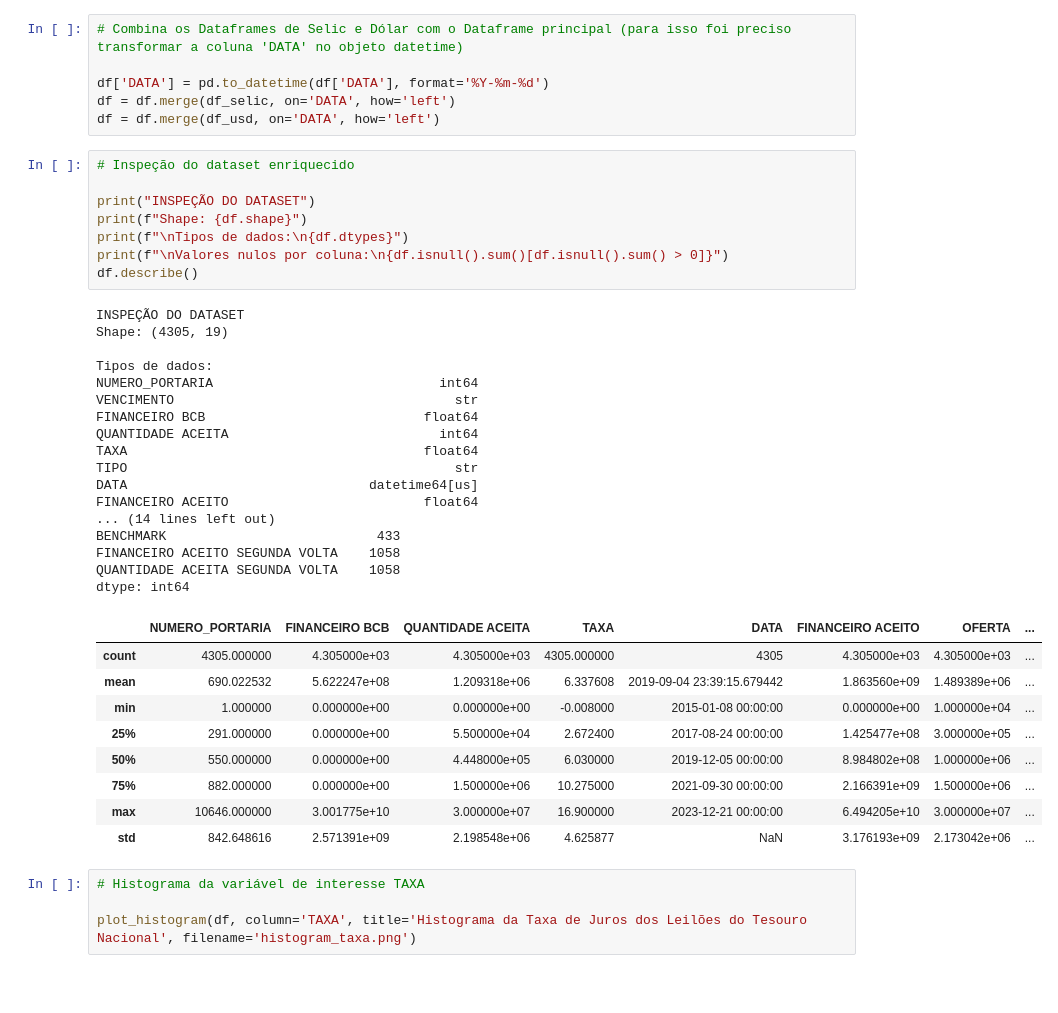
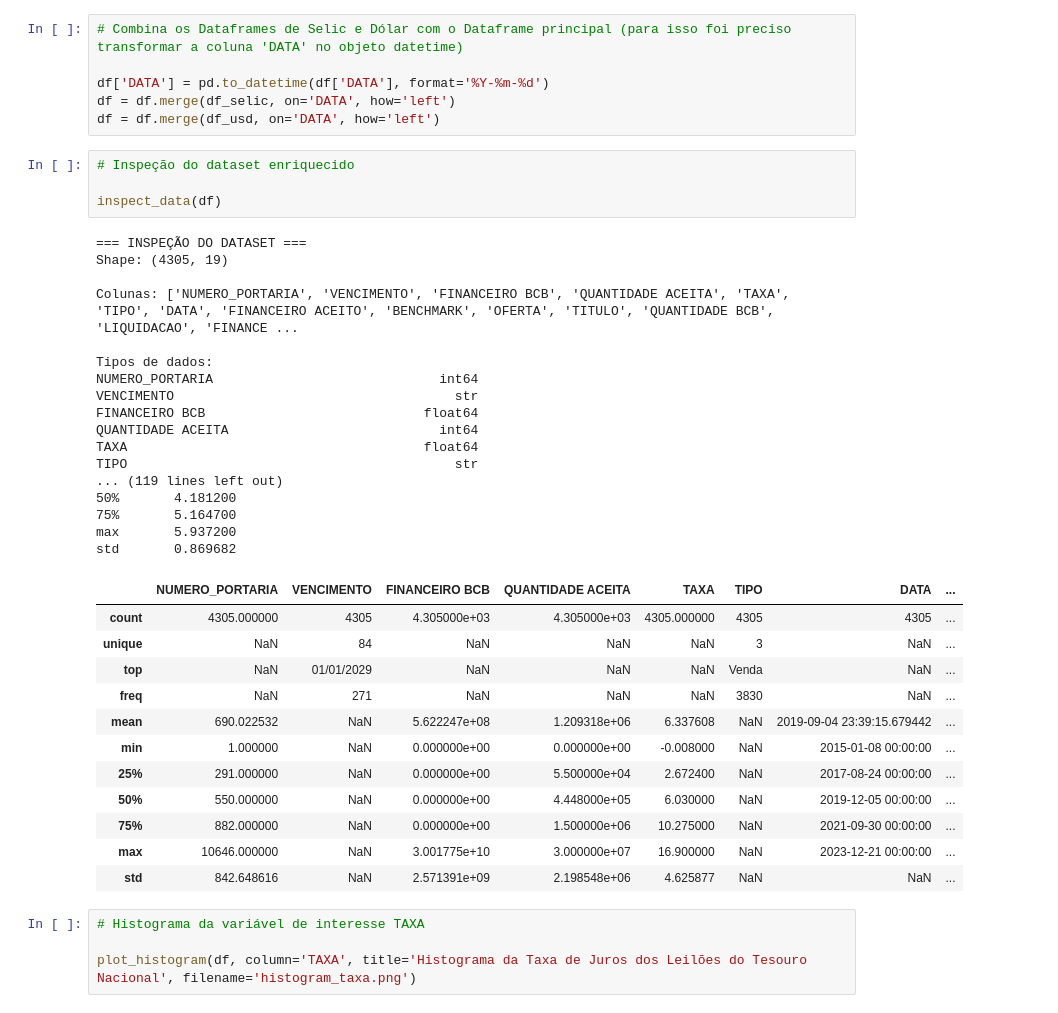
Before and after one commit to FelipeQue/brazilian-treasury-rate-prediction, a Jupyter notebook: notebooks/treasurycaster.ipynb, the cells around one changed output. Drawn from its saved outputs; the diff is of its cells as text; blank space fills up the shorter version.

Commit message:
Place data inspection in a separate function

```diff
--- a/notebooks/treasurycaster.ipynb
+++ b/notebooks/treasurycaster.ipynb
@@ -88,38 +88,37 @@ df = df.merge(df_usd, on='DATA', how='left')
 # %%
 # Inspeção do dataset enriquecido
 
-print("INSPEÇÃO DO DATASET")
-print(f"Shape: {df.shape}")
-print(f"\nTipos de dados:\n{df.dtypes}")
-print(f"\nValores nulos por coluna:\n{df.isnull().sum()[df.isnull().sum() > 0]}")
-df.describe()
+inspect_data(df)
 # %% [output]
-INSPEÇÃO DO DATASET
+=== INSPEÇÃO DO DATASET ===
 Shape: (4305, 19)
+
+Colunas: ['NUMERO_PORTARIA', 'VENCIMENTO', 'FINANCEIRO BCB', 'QUANTIDADE ACEITA', 'TAXA', 'TIPO', 'DATA', 'FINANCEIRO ACEITO', 'BENCHMARK', 'OFERTA', 'TITULO', 'QUANTIDADE BCB', 'LIQUIDACAO', 'FINANCE ...
 
 Tipos de dados:
 NUMERO_PORTARIA                             int64
 VENCIMENTO                                    str
 FINANCEIRO BCB                            float64
 QUANTIDADE ACEITA                           int64
 TAXA                                      float64
 TIPO                                          str
-DATA                               datetime64[us]
-FINANCEIRO ACEITO                         float64
-... (14 lines left out)
-BENCHMARK                           433
-FINANCEIRO ACEITO SEGUNDA VOLTA    1058
-QUANTIDADE ACEITA SEGUNDA VOLTA    1058
-dtype: int64
+... (119 lines left out)
+50%       4.181200
+75%       5.164700
+max       5.937200
+std       0.869682
-|  | NUMERO_PORTARIA | FINANCEIRO BCB | QUANTIDADE ACEITA | TAXA | DATA | FINANCEIRO ACEITO | OFERTA | ... |
-| count | 4305.000000 | 4.305000e+03 | 4.305000e+03 | 4305.000000 | 4305 | 4.305000e+03 | 4.305000e+03 | ... |
-| mean | 690.022532 | 5.622247e+08 | 1.209318e+06 | 6.337608 | 2019-09-04 23:39:15.679442 | 1.863560e+09 | 1.489389e+06 | ... |
-| min | 1.000000 | 0.000000e+00 | 0.000000e+00 | -0.008000 | 2015-01-08 00:00:00 | 0.000000e+00 | 1.000000e+04 | ... |
-| 25% | 291.000000 | 0.000000e+00 | 5.500000e+04 | 2.672400 | 2017-08-24 00:00:00 | 1.425477e+08 | 3.000000e+05 | ... |
-| 50% | 550.000000 | 0.000000e+00 | 4.448000e+05 | 6.030000 | 2019-12-05 00:00:00 | 8.984802e+08 | 1.000000e+06 | ... |
-| 75% | 882.000000 | 0.000000e+00 | 1.500000e+06 | 10.275000 | 2021-09-30 00:00:00 | 2.166391e+09 | 1.500000e+06 | ... |
-| max | 10646.000000 | 3.001775e+10 | 3.000000e+07 | 16.900000 | 2023-12-21 00:00:00 | 6.494205e+10 | 3.000000e+07 | ... |
-| std | 842.648616 | 2.571391e+09 | 2.198548e+06 | 4.625877 | NaN | 3.176193e+09 | 2.173042e+06 | ... |
+|  | NUMERO_PORTARIA | VENCIMENTO | FINANCEIRO BCB | QUANTIDADE ACEITA | TAXA | TIPO | DATA | ... |
+| count | 4305.000000 | 4305 | 4.305000e+03 | 4.305000e+03 | 4305.000000 | 4305 | 4305 | ... |
+| unique | NaN | 84 | NaN | NaN | NaN | 3 | NaN | ... |
+| top | NaN | 01/01/2029 | NaN | NaN | NaN | Venda | NaN | ... |
+| freq | NaN | 271 | NaN | NaN | NaN | 3830 | NaN | ... |
+| mean | 690.022532 | NaN | 5.622247e+08 | 1.209318e+06 | 6.337608 | NaN | 2019-09-04 23:39:15.679442 | ... |
+| min | 1.000000 | NaN | 0.000000e+00 | 0.000000e+00 | -0.008000 | NaN | 2015-01-08 00:00:00 | ... |
+| 25% | 291.000000 | NaN | 0.000000e+00 | 5.500000e+04 | 2.672400 | NaN | 2017-08-24 00:00:00 | ... |
+| 50% | 550.000000 | NaN | 0.000000e+00 | 4.448000e+05 | 6.030000 | NaN | 2019-12-05 00:00:00 | ... |
+| 75% | 882.000000 | NaN | 0.000000e+00 | 1.500000e+06 | 10.275000 | NaN | 2021-09-30 00:00:00 | ... |
+| max | 10646.000000 | NaN | 3.001775e+10 | 3.000000e+07 | 16.900000 | NaN | 2023-12-21 00:00:00 | ... |
+| std | 842.648616 | NaN | 2.571391e+09 | 2.198548e+06 | 4.625877 | NaN | NaN | ... |
 # %%
 # Histograma da variável de interesse TAXA
 
```
Also changed, not shown: parts of 3 cells of this notebook, 1 other file.
